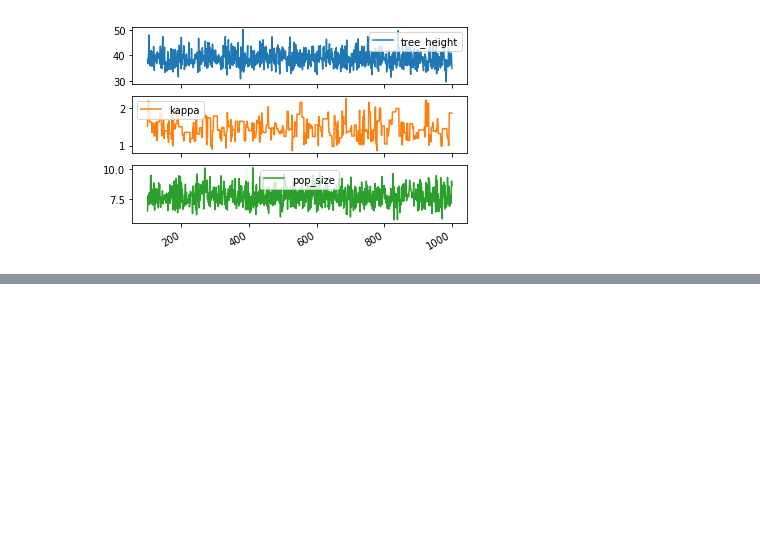
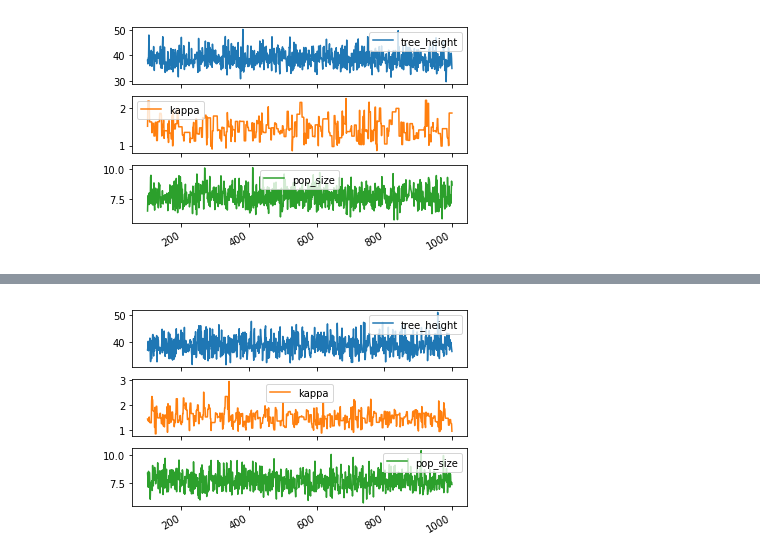
Before and after one commit to christiaanjs/pylo, a Jupyter notebook: eval/pipeline.ipynb, the cells around one changed output, grey strips where cells are left out. Cells and saved outputs as stored; diff of their text form; code cells hidden in the pictures; blank space fills up the shorter version.

```diff
--- a/eval/pipeline.ipynb
+++ b/eval/pipeline.ipynb
@@ -210,0 +234,5 @@ plot_trace_hpd(beast_trace_df, xs=np.arange(beast_trace_df.shape[0])*config['log
+# %%
+beast_fixed_trace_df = process_results.process_beast_trace(build_templates.out_path / beast_fixed_trace_file, config)
+beast_fixed_trace_df.plot(subplots=True);
+# %% [output]
+[figure, added]
```
Also changed, not shown: parts of 13 cells of this notebook.
